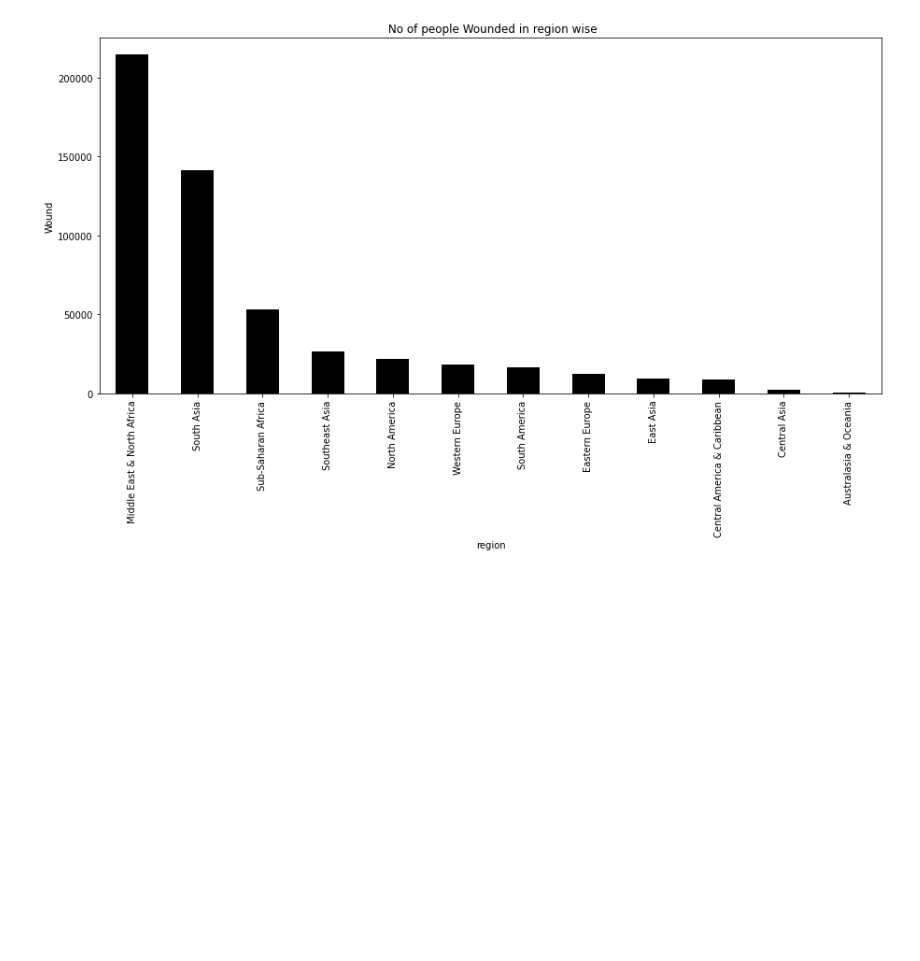
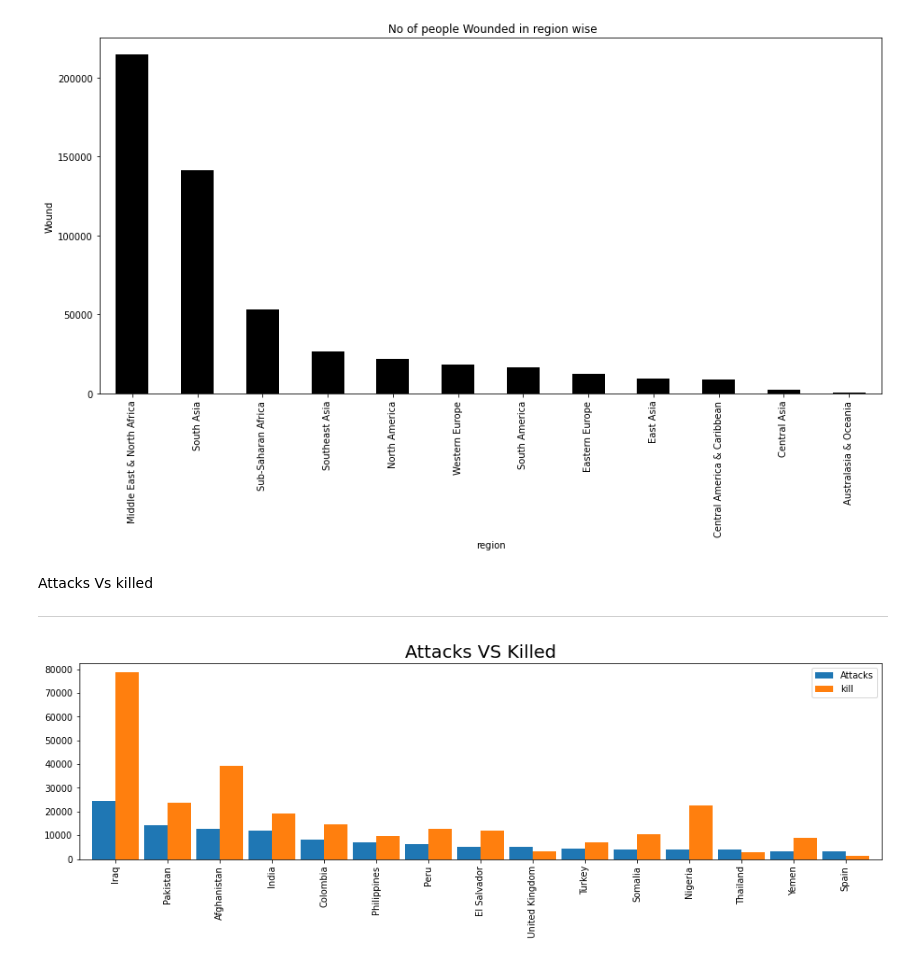
Before and after one commit to vicksypython/gbd-analysis, a Jupyter notebook: Copy_of_Global_Terrorism_Analysis_Capstone_Project.ipynb, the cells around one changed output. Cells and saved outputs as stored; diff of their text form; code cells hidden in the pictures; blank space fills up the shorter version.

```diff
--- a/Copy_of_Global_Terrorism_Analysis_Capstone_Project.ipynb
+++ b/Copy_of_Global_Terrorism_Analysis_Capstone_Project.ipynb
@@ -270,3 +282,23 @@ plt.xlabel('region')
 plt.show()
 # %% [output]
 [figure]
+# %% [markdown]
+Attacks Vs killed
+
+---
+# %%
+# Create the figure object
+terroist_attacks =gtd ['Countrys_'].value_counts()[:15].to_frame()
+terroist_attacks.columns=['Attacks']
+
+#group by operation for countrys and kills
+count_kill = gtd.groupby('Countrys_')['kill'].sum().to_frame()
+
+#merging  count_kill & terroist_attacks by using merge to get bar chart
+terroist_attacks.merge(count_kill,left_index = True,right_index =True,how='left').plot.bar(width=0.9)
+fig = plt.gcf()
+plt.title("Attacks VS Killed", fontsize=20)
+fig.set_size_inches(16,4)
+plt.show()
+# %% [output]
+[figure, added]
```
Also changed, not shown: parts of 6 cells of this notebook.
